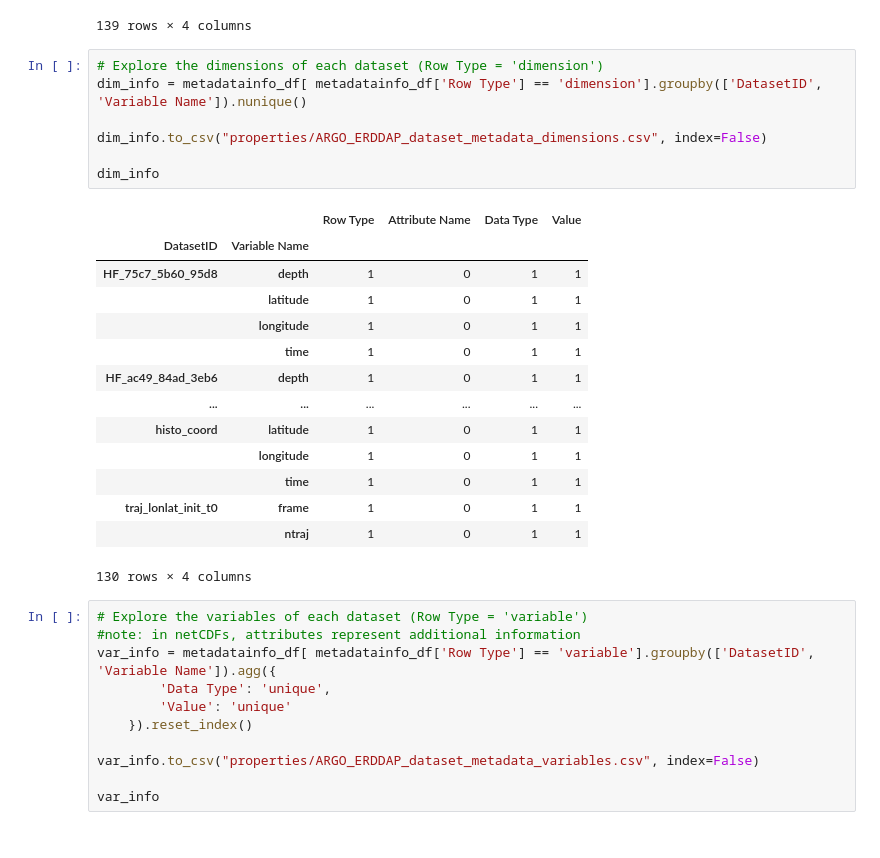
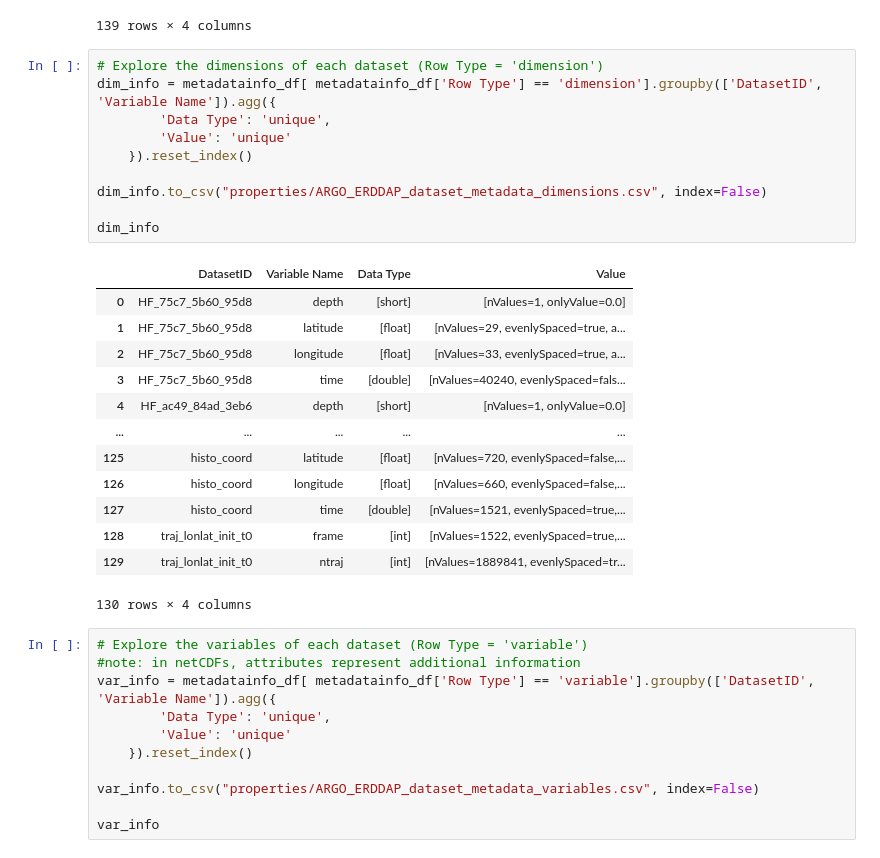
Before and after one commit to vliz-be-opsci/george-analysis, a Jupyter notebook: notebooks/ARGO-ERDDAP.ipynb, the cells around one changed output. Drawn from its saved outputs; the diff is of its cells as text.

```diff
--- a/notebooks/ARGO-ERDDAP.ipynb
+++ b/notebooks/ARGO-ERDDAP.ipynb
@@ -181,25 +181,27 @@ metadatainfo_df.groupby(['DatasetID', 'Row Type']).nunique()
 139 rows × 4 columns
 # %%
 # Explore the dimensions of each dataset (Row Type = 'dimension')
-dim_info = metadatainfo_df[ metadatainfo_df['Row Type'] == 'dimension'].groupby(['DatasetID', 'Variable Name']).nunique()
+dim_info = metadatainfo_df[ metadatainfo_df['Row Type'] == 'dimension'].groupby(['DatasetID', 'Variable Name']).agg({
+        'Data Type': 'unique',
+        'Value': 'unique'
+    }).reset_index()
 
 dim_info.to_csv("properties/ARGO_ERDDAP_dataset_metadata_dimensions.csv", index=False)
 
 dim_info
 # %% [output]
-|  |  | Row Type | Attribute Name | Data Type | Value |
-| DatasetID | Variable Name |  |  |  |  |
-| HF_75c7_5b60_95d8 | depth | 1 | 0 | 1 | 1 |
-|  | latitude | 1 | 0 | 1 | 1 |
-|  | longitude | 1 | 0 | 1 | 1 |
-|  | time | 1 | 0 | 1 | 1 |
-| HF_ac49_84ad_3eb6 | depth | 1 | 0 | 1 | 1 |
-| ... | ... | ... | ... | ... | ... |
-| histo_coord | latitude | 1 | 0 | 1 | 1 |
-|  | longitude | 1 | 0 | 1 | 1 |
-|  | time | 1 | 0 | 1 | 1 |
-| traj_lonlat_init_t0 | frame | 1 | 0 | 1 | 1 |
-|  | ntraj | 1 | 0 | 1 | 1 |
+|  | DatasetID | Variable Name | Data Type | Value |
+| 0 | HF_75c7_5b60_95d8 | depth | [short] | [nValues=1, onlyValue=0.0] |
+| 1 | HF_75c7_5b60_95d8 | latitude | [float] | [nValues=29, evenlySpaced=true, a... |
+| 2 | HF_75c7_5b60_95d8 | longitude | [float] | [nValues=33, evenlySpaced=true, a... |
+| 3 | HF_75c7_5b60_95d8 | time | [double] | [nValues=40240, evenlySpaced=fals... |
+| 4 | HF_ac49_84ad_3eb6 | depth | [short] | [nValues=1, onlyValue=0.0] |
+| ... | ... | ... | ... | ... |
+| 125 | histo_coord | latitude | [float] | [nValues=720, evenlySpaced=false,... |
+| 126 | histo_coord | longitude | [float] | [nValues=660, evenlySpaced=false,... |
+| 127 | histo_coord | time | [double] | [nValues=1521, evenlySpaced=true,... |
+| 128 | traj_lonlat_init_t0 | frame | [int] | [nValues=1522, evenlySpaced=true,... |
+| 129 | traj_lonlat_init_t0 | ntraj | [int] | [nValues=1889841, evenlySpaced=tr... |
 130 rows × 4 columns
 # %%
 # Explore the variables of each dataset (Row Type = 'variable')
```
Also changed, not shown: parts of 2 cells of this notebook, 10 other files.
